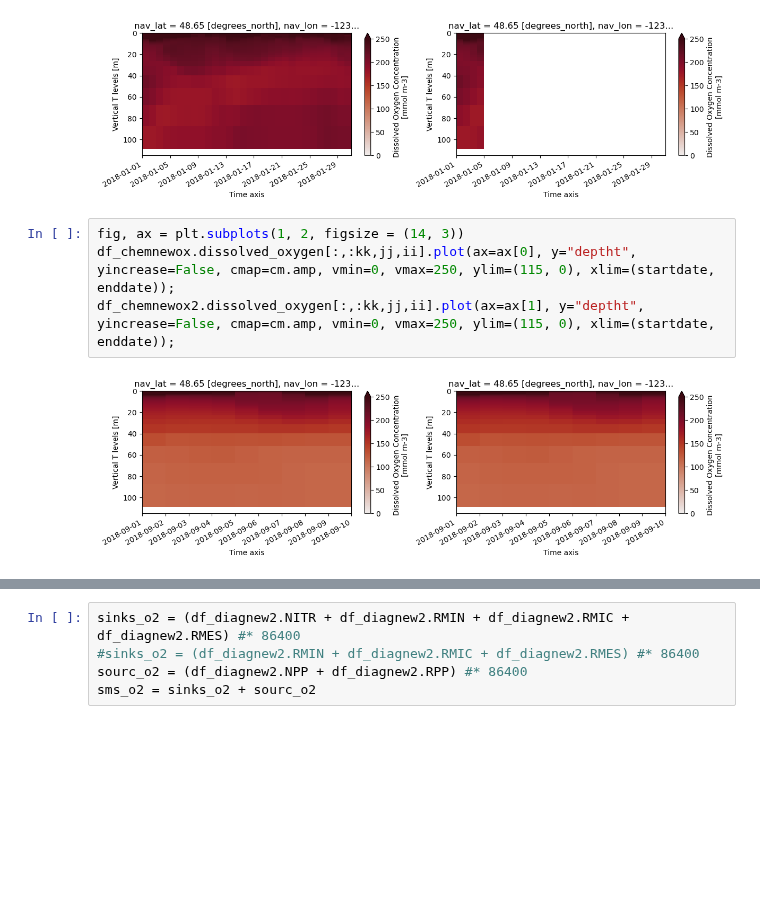
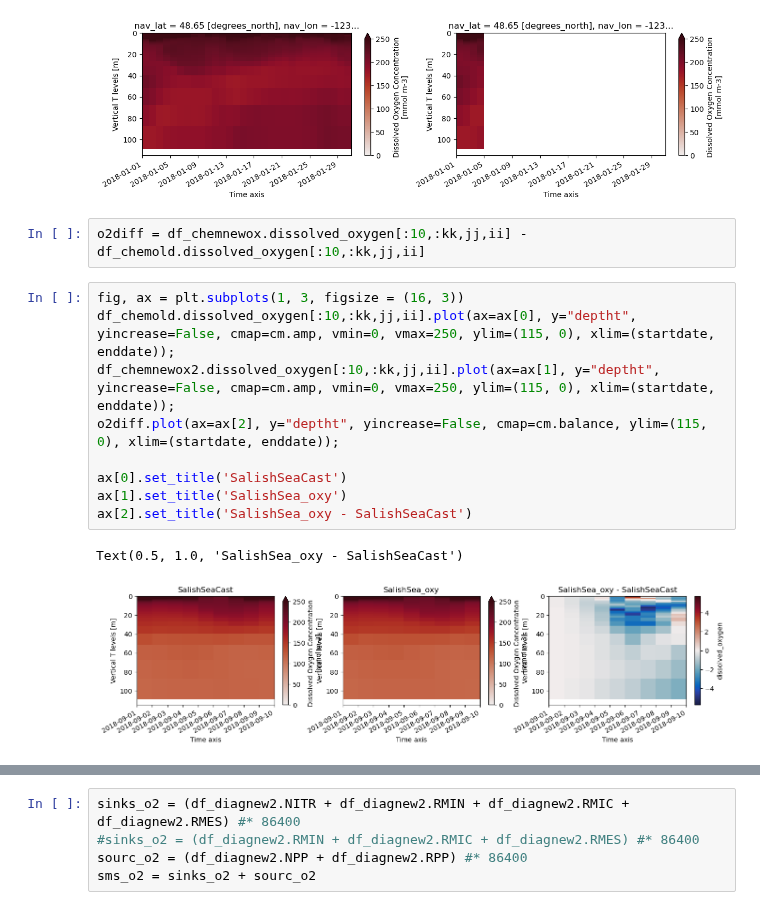
Before and after one commit to SalishSeaCast/analysis-abdoul, a Jupyter notebook: notebooks/salishsea_oxy/tests_salishsea_oxy_diag.ipynb, the cells around one changed output, grey strips where cells are left out. Drawn from its saved outputs; the diff is of its cells as text; blank space fills up the shorter version.

```diff
--- a/notebooks/salishsea_oxy/tests_salishsea_oxy_diag.ipynb
+++ b/notebooks/salishsea_oxy/tests_salishsea_oxy_diag.ipynb
@@ -58,12 +60,20 @@ df_chemoldb.dissolved_oxygen[:,:kk,jj,ii].plot(ax=ax[0], y="deptht", yincrease=F
 df_chemnewoxb.dissolved_oxygen[:,:kk,jj,ii].plot(ax=ax[1], y="deptht", yincrease=False, cmap=cm.amp, vmin=0, vmax=250, ylim=(115, 0), xlim=(startdate2, enddate2));
 # %% [output]
 [figure]
+# %%
+o2diff = df_chemnewox.dissolved_oxygen[:10,:kk,jj,ii] - df_chemold.dissolved_oxygen[:10,:kk,jj,ii]
 # %%
-fig, ax = plt.subplots(1, 2, figsize = (14, 3))
-df_chemnewox.dissolved_oxygen[:,:kk,jj,ii].plot(ax=ax[0], y="deptht", yincrease=False, cmap=cm.amp, vmin=0, vmax=250, ylim=(115, 0), xlim=(startdate, enddate));
-df_chemnewox2.dissolved_oxygen[:,:kk,jj,ii].plot(ax=ax[1], y="deptht", yincrease=False, cmap=cm.amp, vmin=0, vmax=250, ylim=(115, 0), xlim=(startdate, enddate));
+fig, ax = plt.subplots(1, 3, figsize = (16, 3))
+df_chemold.dissolved_oxygen[:10,:kk,jj,ii].plot(ax=ax[0], y="deptht", yincrease=False, cmap=cm.amp, vmin=0, vmax=250, ylim=(115, 0), xlim=(startdate, enddate));
+df_chemnewox2.dissolved_oxygen[:10,:kk,jj,ii].plot(ax=ax[1], y="deptht", yincrease=False, cmap=cm.amp, vmin=0, vmax=250, ylim=(115, 0), xlim=(startdate, enddate));
+o2diff.plot(ax=ax[2], y="deptht", yincrease=False, cmap=cm.balance, ylim=(115, 0), xlim=(startdate, enddate));
+
+ax[0].set_title('SalishSeaCast')
+ax[1].set_title('SalishSea_oxy')
+ax[2].set_title('SalishSea_oxy - SalishSeaCast')
 # %% [output]
+Text(0.5, 1.0, 'SalishSea_oxy - SalishSeaCast')
-[figure, old version]
+[figure, new version]
 # %%
 df_diagnew2
 # %% [output]
```
Also changed, not shown: parts of 6 cells of this notebook.
